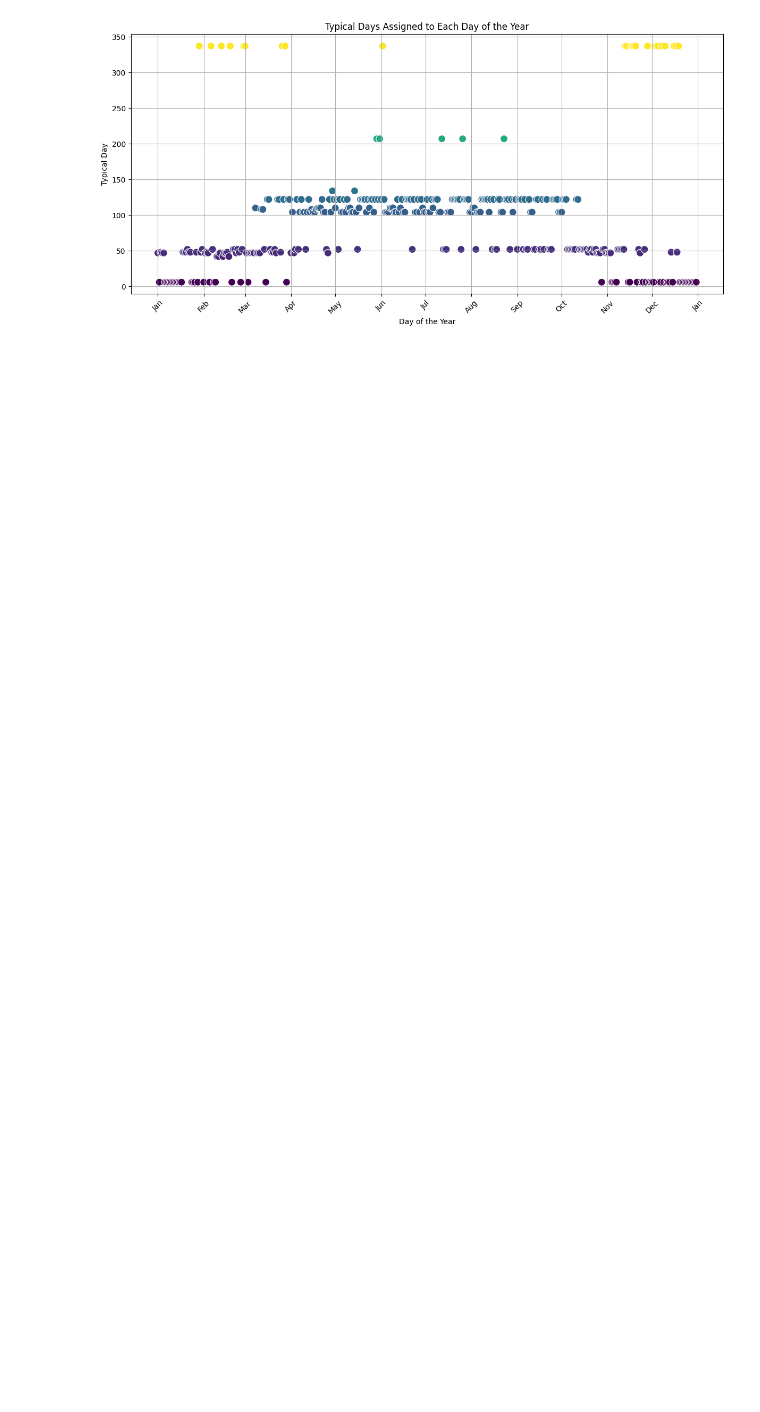
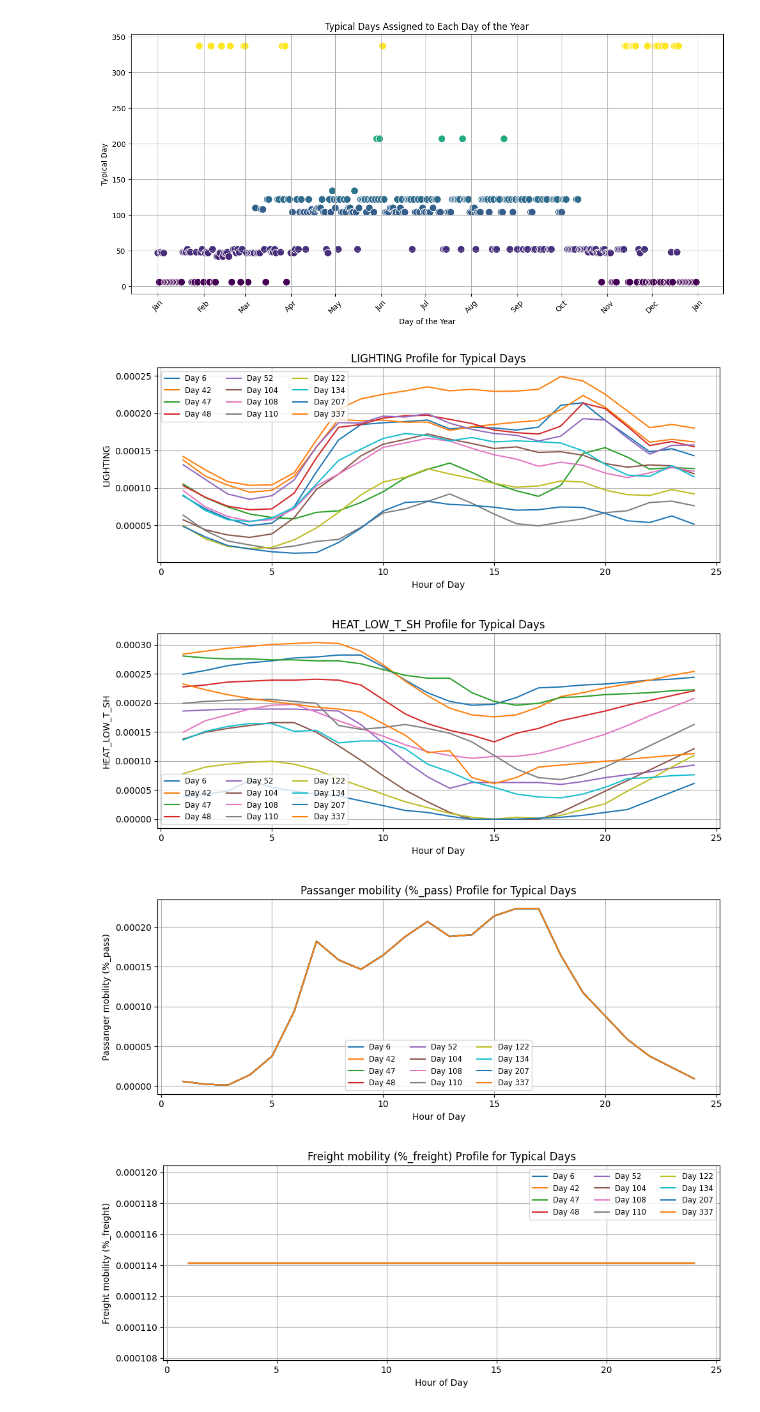
Before and after one commit to squoilin/EnergyScope_open, a Jupyter notebook: docs/library/td-generation.ipynb, the cells around one changed output. Cells and saved outputs as stored; diff of their text form; code cells hidden in the pictures; blank space fills up the shorter version.

```diff
--- a/docs/library/td-generation.ipynb
+++ b/docs/library/td-generation.ipynb
@@ -271,3 +490,30 @@ plt.tight_layout()
 plt.show()
 # %% [output]
 [figure]
+# %%
+# Plotting the differents times series for each features
+# Get the list of representative (cluster-centre) days
+typical_days = sorted(cluster_matrix['TypicalDay'].unique())
+
+# Features available in the normalized daily pivot (e.g., LIGHTING, HEAT_LOW_T_SH)
+features = n_daily_ts.columns.levels[0]
+
+# For each feature, overlay all typical-day profiles
+for var in features:
+    plt.figure(figsize=(10, 4))
+    for day in typical_days:
+        # Extract hour 1–24 profile for this feature on the centre day
+        profile = n_daily_ts.loc[day][var]
+        plt.plot(profile.index, profile.values, label=f'Day {day}')
+    plt.title(f'{var} Profile for Typical Days')
+    plt.xlabel('Hour of Day')
+    plt.ylabel(var)
+    plt.grid(True)
+    plt.legend(ncol=3, fontsize='small')
+    plt.tight_layout()
+    plt.show()
+# %% [output]
+[figure, added]
+[figure, added]
+[figure, added]
+[figure, added]
```
Also changed, not shown: parts of 24 cells of this notebook, 1 other file.
